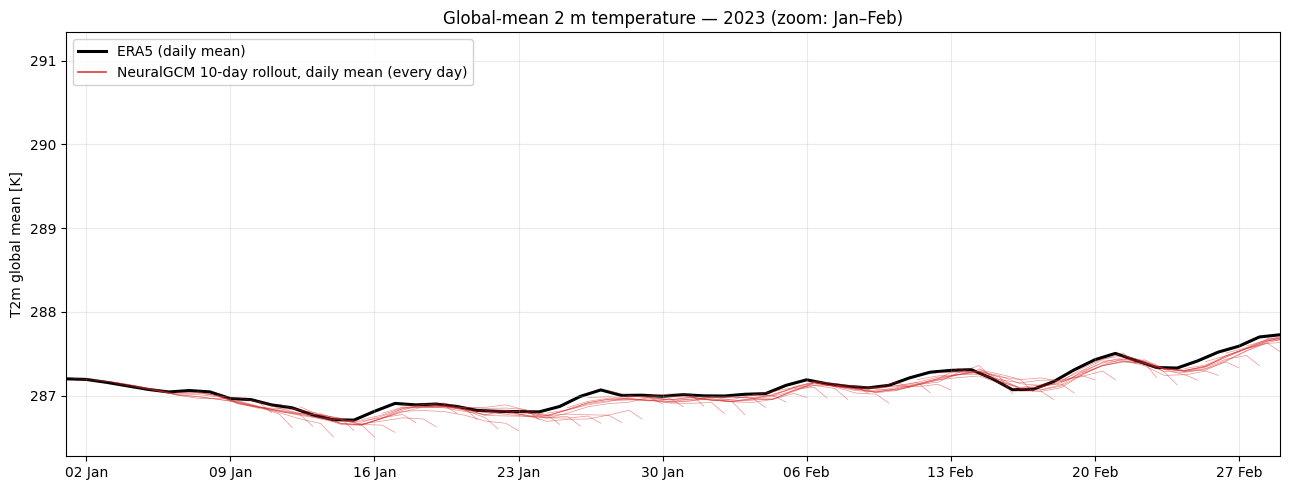
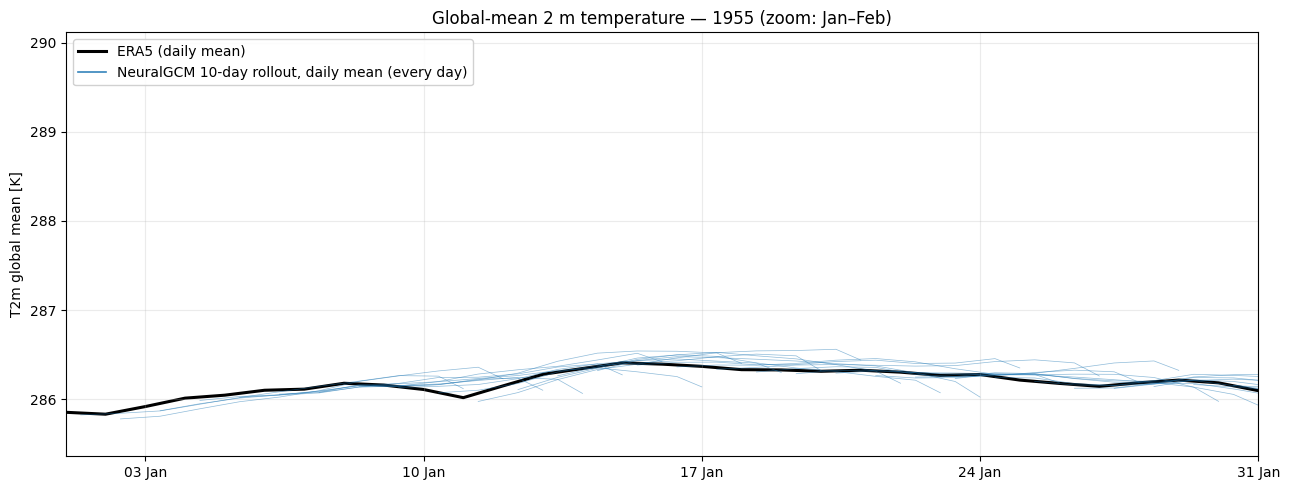
The notebook cell's code change between the first figure and the second:
--- before
+++ after
@@ -2,12 +2,12 @@
 # Now every day starts a rollout (10 days long), so ~10 lines overlap at any time.
 import datetime as dt
-zoom = (dt.datetime(2023, 1, 1), dt.datetime(2023, 3, 1))
+zoom = (dt.datetime(1955, 1, 1), dt.datetime(1955, 1, 31))
 fig, ax = plt.subplots(figsize=(13, 5))
-spaghetti(ax, data[2023], 2023, line_color='#d62728', every=1)
+spaghetti(ax, data[1955], 1955, line_color='#1f77b4', every=1)
 ax.set_xlim(*zoom)
 ax.xaxis.set_major_locator(mdates.WeekdayLocator(byweekday=mdates.MO))
 ax.xaxis.set_major_formatter(mdates.DateFormatter('%d %b'))
-ax.set_title('Global-mean 2 m temperature — 2023 (zoom: Jan–Feb)')
+ax.set_title('Global-mean 2 m temperature — 1955 (zoom: Jan–Feb)')
 fig.tight_layout()
-fig.savefig(FIGDIR / 'spaghetti_t2m_2023_daily_zoom.png', dpi=150, bbox_inches='tight')
+fig.savefig(FIGDIR / 'spaghetti_t2m_1955_daily_zoom.png', dpi=150, bbox_inches='tight')
 plt.show()

Commit: =alles